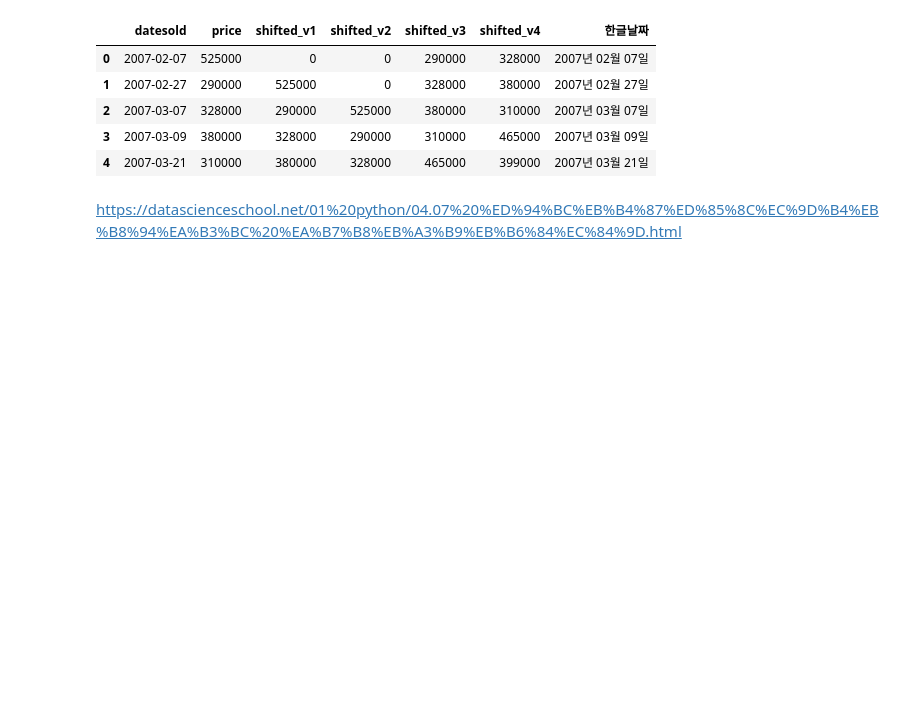
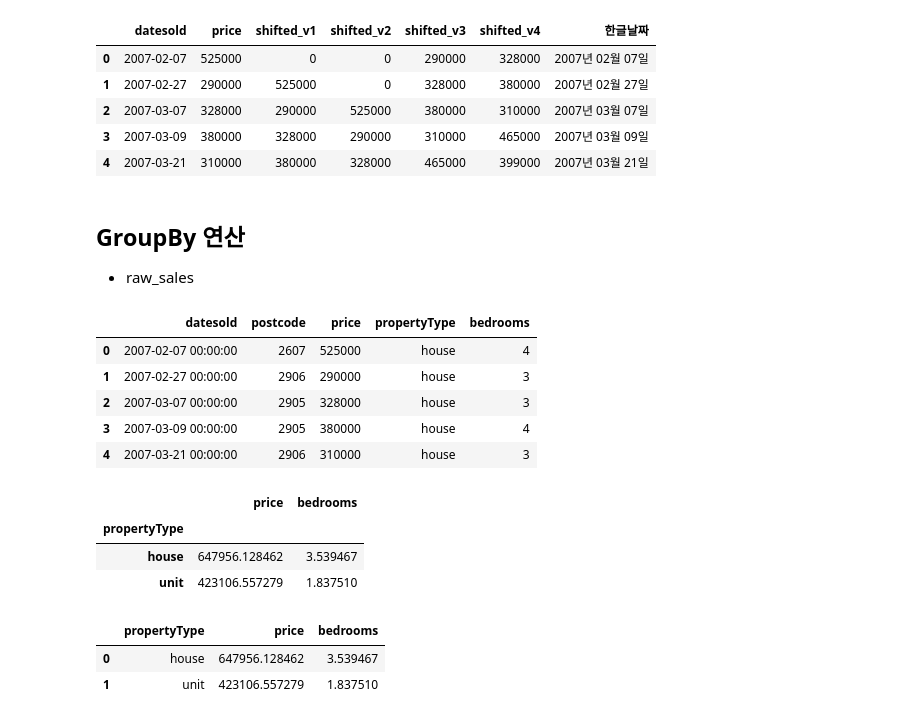
Before and after one commit to dschloe/streamlitbook-saraevan, a Jupyter notebook: ch02/step02_pandas.ipynb, the cells around one changed output. Drawn from its saved outputs; the diff is of its cells as text; code cells hidden in the pictures; blank space fills up the shorter version.

```diff
--- a/ch02/step02_pandas.ipynb
+++ b/ch02/step02_pandas.ipynb
@@ -316,4 +316,32 @@ temp_df.head()
 | 3 | 2007-03-09 | 380000 | 328000 | 290000 | 310000 | 465000 | 2007년 03월 09일 |
 | 4 | 2007-03-21 | 310000 | 380000 | 328000 | 465000 | 399000 | 2007년 03월 21일 |
 # %% [markdown]
-https://datascienceschool.net/01%20python/04.07%20%ED%94%BC%EB%B4%87%ED%85%8C%EC%9D%B4%EB%B8%94%EA%B3%BC%20%EA%B7%B8%EB%A3%B9%EB%B6%84%EC%84%9D.html
+## GroupBy 연산
+- raw_sales
+# %%
+import pandas as pd
+
+sales = pd.read_csv('data/raw_sales.csv')
+sales.head()
+# %% [output]
+|  | datesold | postcode | price | propertyType | bedrooms |
+| 0 | 2007-02-07 00:00:00 | 2607 | 525000 | house | 4 |
+| 1 | 2007-02-27 00:00:00 | 2906 | 290000 | house | 3 |
+| 2 | 2007-03-07 00:00:00 | 2905 | 328000 | house | 3 |
+| 3 | 2007-03-09 00:00:00 | 2905 | 380000 | house | 4 |
+| 4 | 2007-03-21 00:00:00 | 2906 | 310000 | house | 3 |
+# %%
+agg_dict = {"price" : "mean", "bedrooms" : "mean"}
+grouped = sales.groupby("propertyType").agg(agg_dict)
+grouped
+# %% [output]
+|  | price | bedrooms |
+| propertyType |  |  |
+| house | 647956.128462 | 3.539467 |
+| unit | 423106.557279 | 1.837510 |
+# %%
+grouped.reset_index()
+# %% [output]
+|  | propertyType | price | bedrooms |
+| 0 | house | 647956.128462 | 3.539467 |
+| 1 | unit | 423106.557279 | 1.837510 |
```
Also changed, not shown: parts of 4 cells of this notebook, 4 other files.
